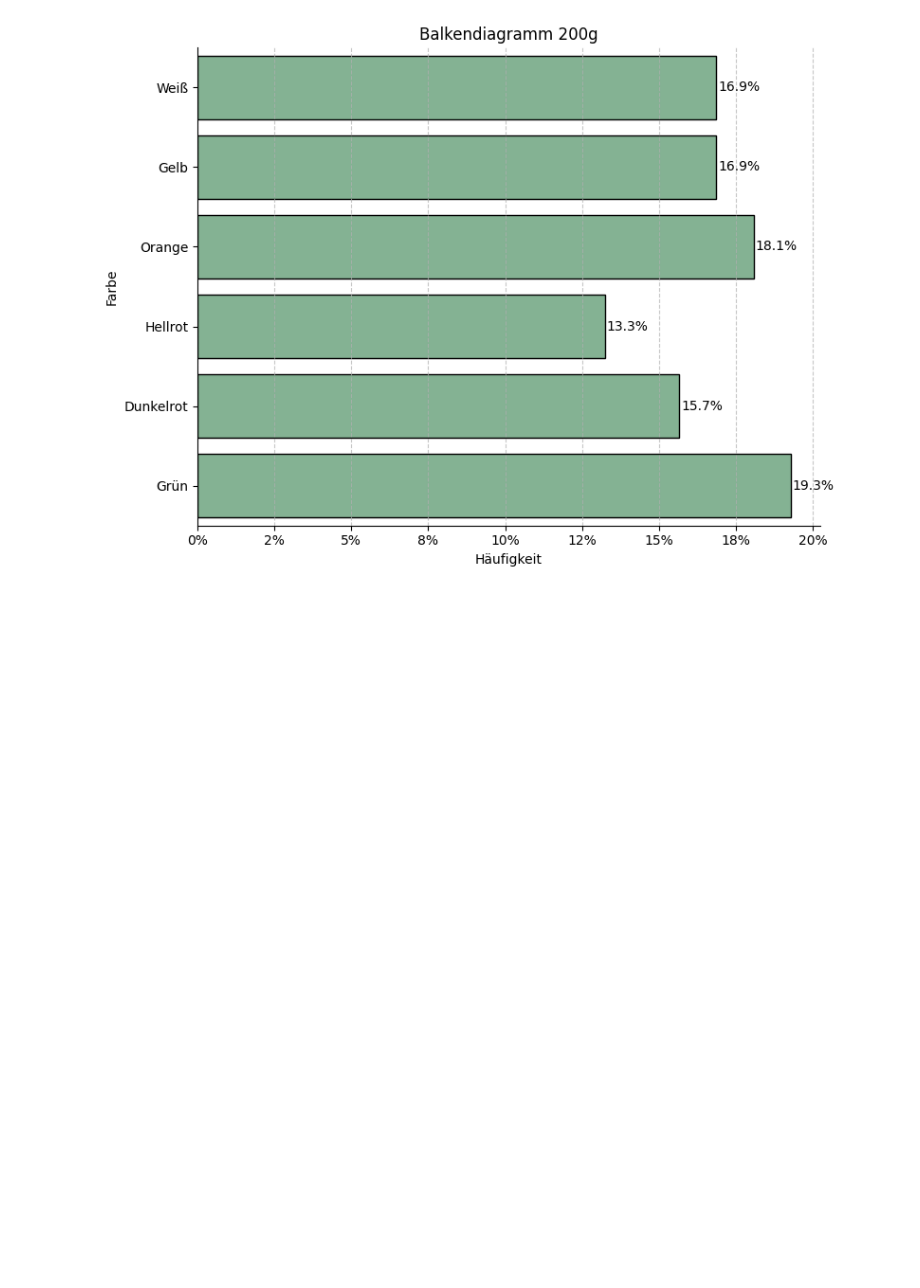
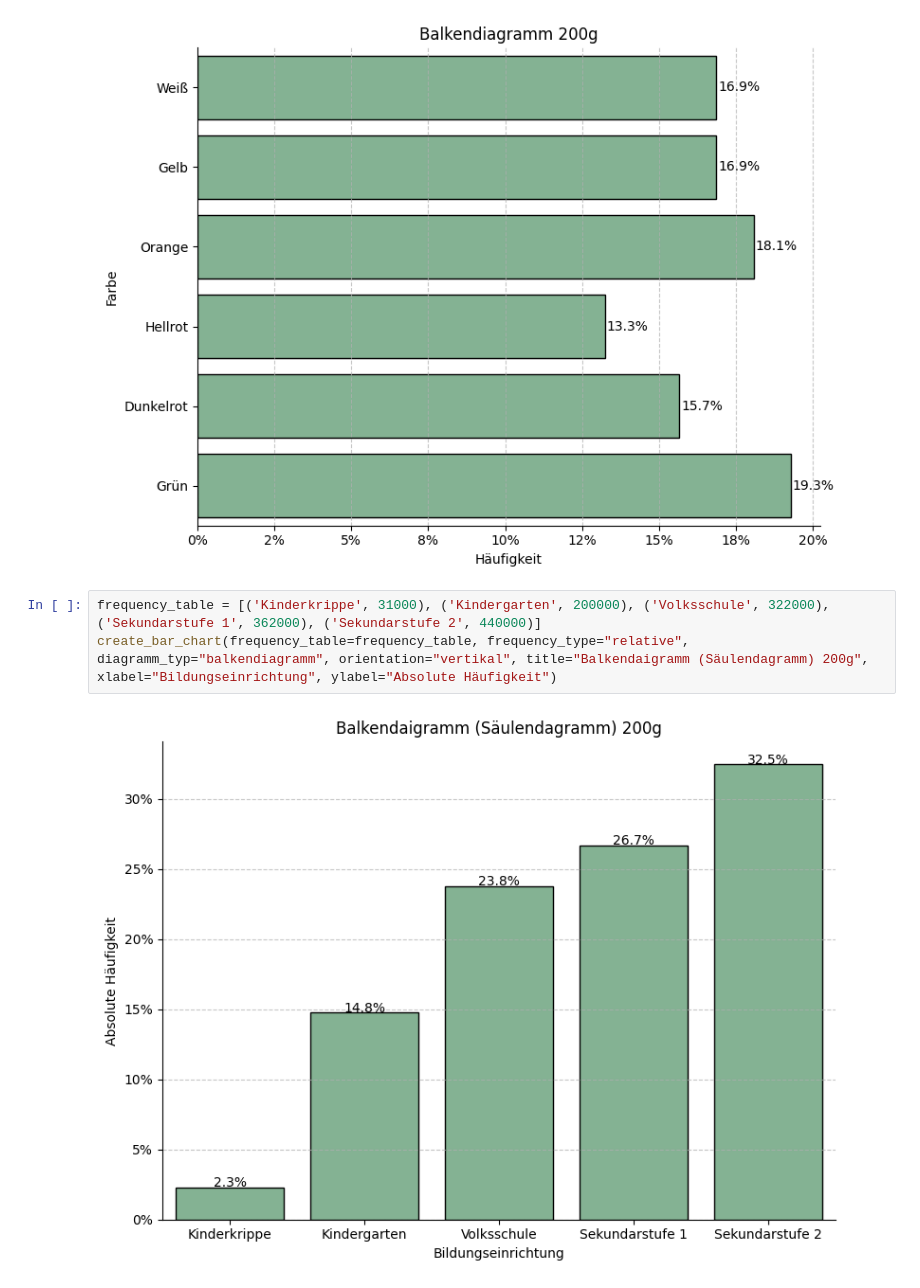
Before and after one commit to StatsTeam/statistik, a Jupyter notebook: tools/Balkendiagramm/bar_plot.ipynb, the cells around one changed output. Cells and saved outputs as stored; diff of their text form; blank space fills up the shorter version.

```diff
--- a/tools/Balkendiagramm/bar_plot.ipynb
+++ b/tools/Balkendiagramm/bar_plot.ipynb
@@ -174,3 +170,8 @@ frequency_table = [('Weiß', 14), ('Gelb', 14), ('Orange', 15), ('Hellrot', 11),
 create_bar_chart(frequency_table=frequency_table, diagramm_typ="balkendiagramm", orientation="horizontal", title="Balkendiagramm 200g", ylabel="Farbe", frequency_type="relative")
 # %% [output]
 [figure]
+# %%
+frequency_table = [('Kinderkrippe', 31000), ('Kindergarten', 200000), ('Volksschule', 322000), ('Sekundarstufe 1', 362000), ('Sekundarstufe 2', 440000)]
+create_bar_chart(frequency_table=frequency_table, frequency_type="relative", diagramm_typ="balkendiagramm", orientation="vertikal", title="Balkendaigramm (Säulendagramm) 200g", xlabel="Bildungseinrichtung", ylabel="Absolute Häufigkeit")
+# %% [output]
+[figure, added]
```
Also changed, not shown: parts of 1 cell of this notebook, 6 other files.
